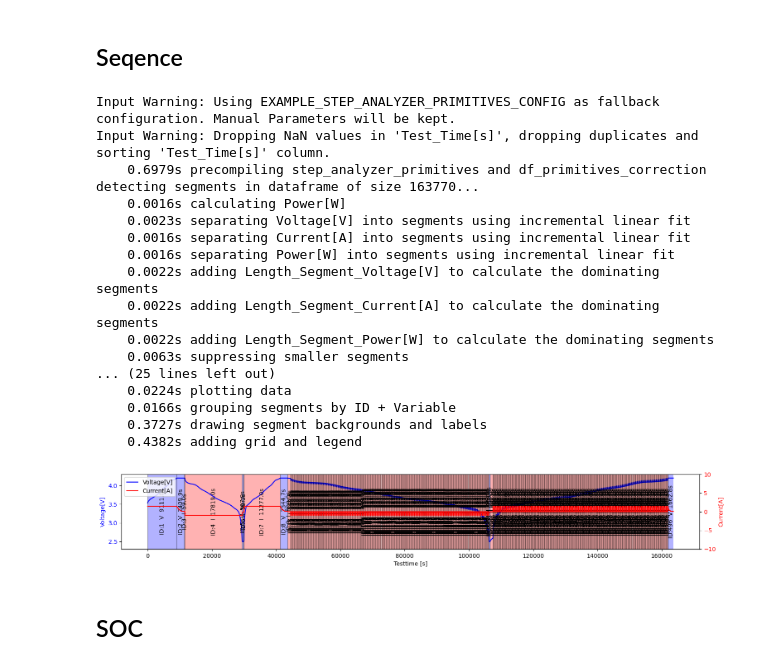
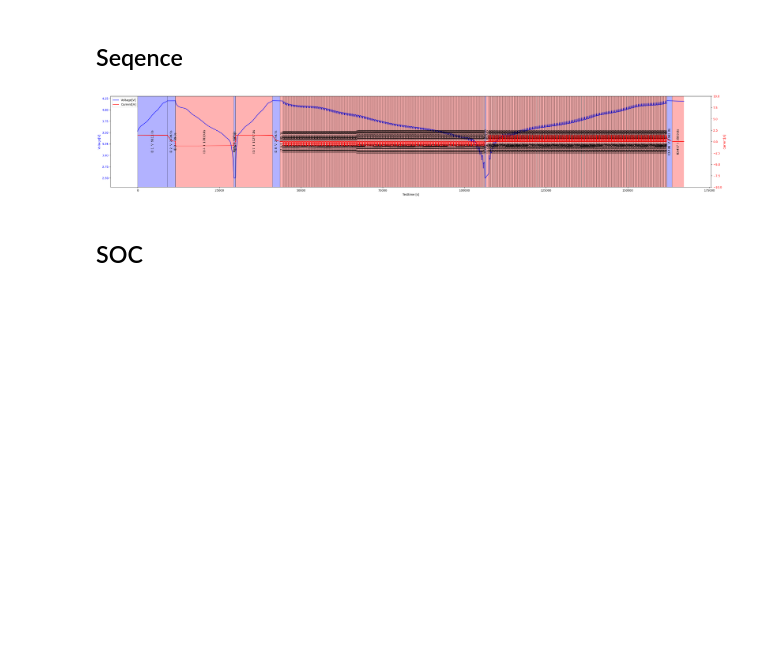
Before and after one commit to eet-tub/pydpeet, a Jupyter notebook: docs/examples/notebooks/Tutorial_00_Introduction.ipynb, the cells around one changed output. Drawn from its saved outputs; the diff is of its cells as text; code cells hidden in the pictures; blank space fills up the shorter version.

```diff
--- a/docs/examples/notebooks/Tutorial_00_Introduction.ipynb
+++ b/docs/examples/notebooks/Tutorial_00_Introduction.ipynb
@@ -18,6 +18,6 @@ eet.set_logging_style("ERROR")
 # %% [markdown]
 ## Convert
 # %%
-Data = eet.convert_file(config="Neware", input_path=r"..\..\res\raw\Cal_Ageing_Checkup1.xlsx")
-Data.head()
+df = eet.convert(config="neware_8_0_0_516", input_path=r"..\..\res\raw\Cal_Ageing_Checkup1.xlsx")
+df.head()
 # %% [output]
@@ -35,7 +40,6 @@ AttributeError: module 'pydpeet' has no attribute 'convert_file'
 #     ax_i.set_ylabel("Voltage[V]")
 #     ax_i.set_xlabel("Absolute Time")
 # %%
-Datas = eet.process.merge.series._sort_dfs(Data)
-Merged_Data = eet.process.merge.series.run_series(Datas)
-Merged_Data.head()
+merged_dfs = eet.merge_into_series(dfs)
+merged_dfs.head()
 # %% [output]
@@ -59,33 +67,15 @@ plt.show()
 # %% [markdown]
 ## Seqence
 # %%
-Sequenced_Data = eet.process.sequence.step_analyzer.step_analyzer_primitives(Data)
-from pydpeet.process.sequence.utils.visualize.visualize_data import visualize_phases
+sequenced_df = eet.add_primitive_segments(df)
 
-visualize_phases(
-    dataframe=Sequenced_Data,
+eet.visualize_phases(
+    dataframe=sequenced_df,
     # ...
 )
 plt.show()
 # %% [output]
-Input Warning: Using EXAMPLE_STEP_ANALYZER_PRIMITIVES_CONFIG as fallback configuration. Manual Parameters will be kept.
-Input Warning: Dropping NaN values in 'Test_Time[s]', dropping duplicates and sorting 'Test_Time[s]' column.
-    0.6979s precompiling step_analyzer_primitives and df_primitives_correction
-detecting segments in dataframe of size 163770...
-    0.0016s calculating Power[W]
-    0.0023s separating Voltage[V] into segments using incremental linear fit
-    0.0016s separating Current[A] into segments using incremental linear fit
-    0.0016s separating Power[W] into segments using incremental linear fit
-    0.0022s adding Length_Segment_Voltage[V] to calculate the dominating segments
-    0.0022s adding Length_Segment_Current[A] to calculate the dominating segments
-    0.0022s adding Length_Segment_Power[W] to calculate the dominating segments
-    0.0063s suppressing smaller segments
-... (25 lines left out)
-    0.0224s plotting data
-    0.0166s grouping segments by ID + Variable
-    0.3727s drawing segment backgrounds and labels
-    0.4382s adding grid and legend
-[figure, old version]
+[figure, new version]
 # %% [markdown]
 ## SOC
 # %%
```
Also changed, not shown: parts of 10 cells of this notebook, 9 other files.
